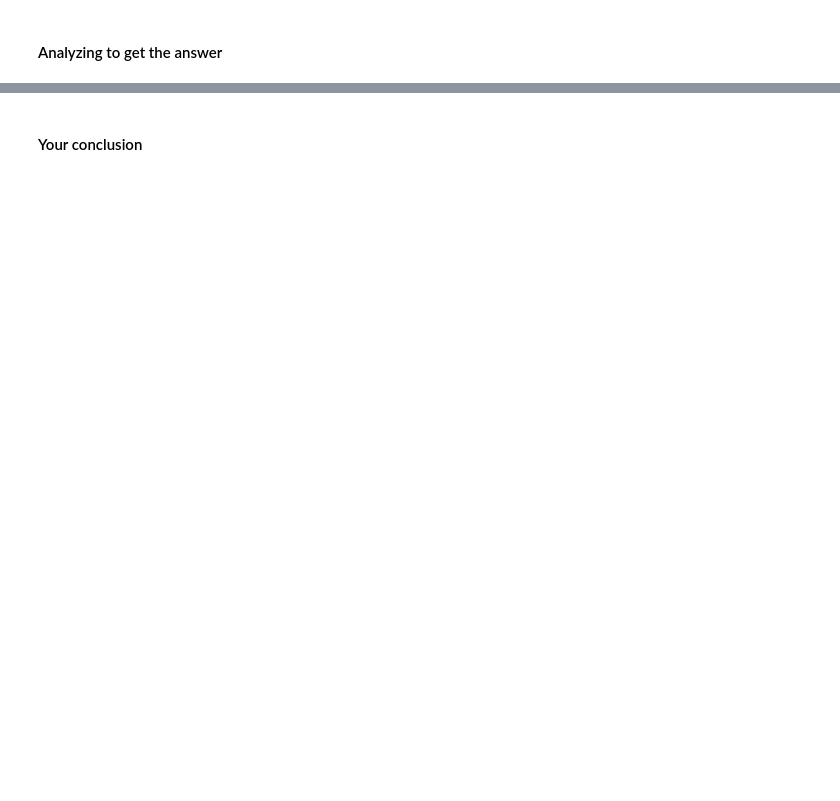
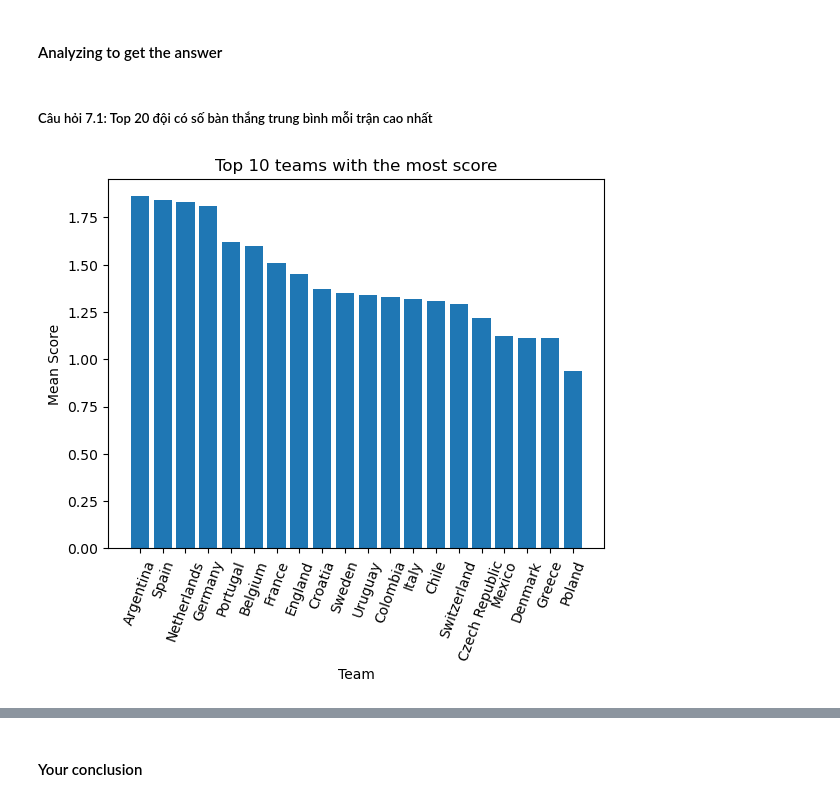
Before and after one commit to trgtanhh04/Programming4DS_Final, a Jupyter notebook: P4S.ipynb, the cells around one changed output, grey strips where cells are left out. Drawn from its saved outputs; the diff is of its cells as text; code cells hidden in the pictures; blank space fills up the shorter version.

```diff
--- a/P4S.ipynb
+++ b/P4S.ipynb
@@ -1775,0 +1793,12 @@ Nhận xét biểu đồ trên:
+# %%
+mask  = (df['tournament'] == 'FIFA World Cup') | (df['tournament'] == 'UEFA Euro') | (df['tournament'] == 'Copa América') |(df['tournament'] == 'UEFA Nations League')
+df7  = df[mask]
+#bốc ra các cột cần thiết
+df7 = df7[['date', 'home_team', 'away_team','home_score', 'away_score', 'winner_pen_shootout']]
+#loại bỏ duplicate
+df7 = df7.drop_duplicates()
+#thêm 1 cột year
+df7['year']  = df7['date'].dt.year
+mask  = df7['year'] > 1999
+df7  = df7[mask]
+df7
@@ -1779,0 +1821,27 @@ Nhận xét biểu đồ trên:
+# %% [markdown]
+##### Câu hỏi 7.1: Top 20 đội có số bàn thắng trung bình mỗi trận cao nhất
+# %%
+top_home_score = df7.groupby('home_team')['home_score'].agg(['mean', 'count'])
+#loại bỏ những đội có số trận ít hơn 20
+top_home_score = top_home_score[top_home_score['count'] > 20]
+
+top_away_score = df7.groupby('away_team')['away_score'].agg(['mean', 'count'])
+#loại bỏ những đội có số trận ít hơn 20
+top_away_score = top_away_score[top_away_score['count'] > 20]
+
+#merge dữ liệu
+
+top_score = pd.merge(top_home_score, top_away_score, left_index = True, right_index = True)
+top_score['mean_all'] = ((top_score['mean_x'] * top_score['count_x'] + top_score['mean_y'] * top_score['count_y']) / (top_score['count_x'] + top_score['count_y'])).round(2)
+top_20_1 = top_score.nlargest(n = 20,columns = 'mean_all')
+top_20_1['points'] = range(20,0,-1)
+# vizualize
+plt.bar(top_20_1.index, top_20_1['mean_all'])
+plt.title('Top 10 teams with the most score')
+plt.xlabel('Team')
+plt.ylabel('Mean Score')
+plt.xticks(rotation = 70)
+plt.show()
+top_20_1 = top_20_1['points']
+# %% [output]
+[figure, added]
```
Also changed, not shown: parts of 18 cells of this notebook.
